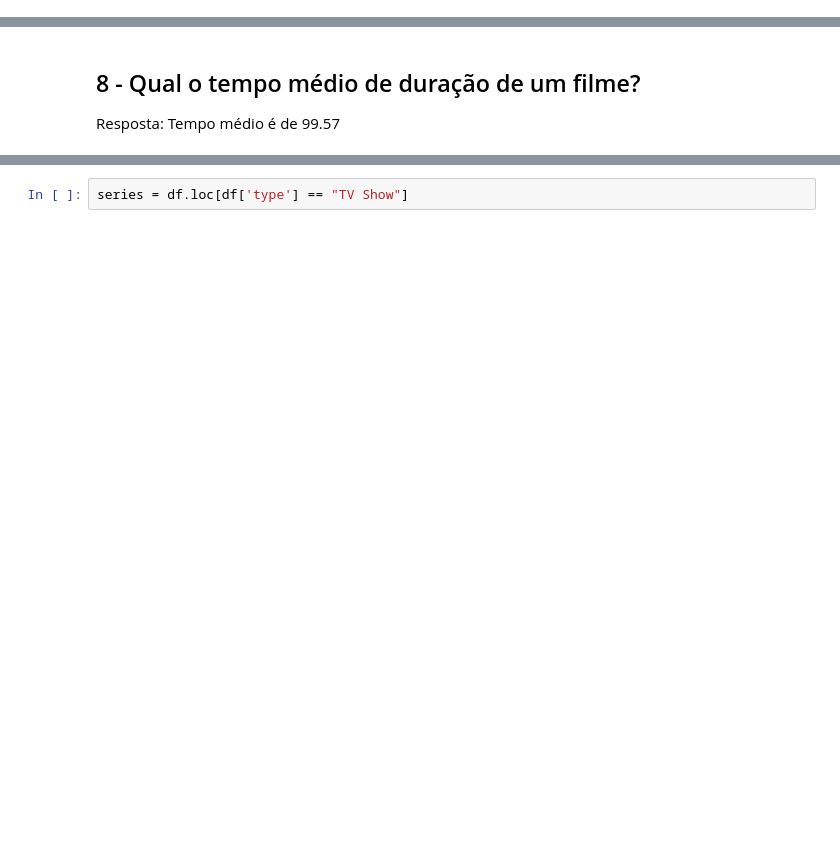
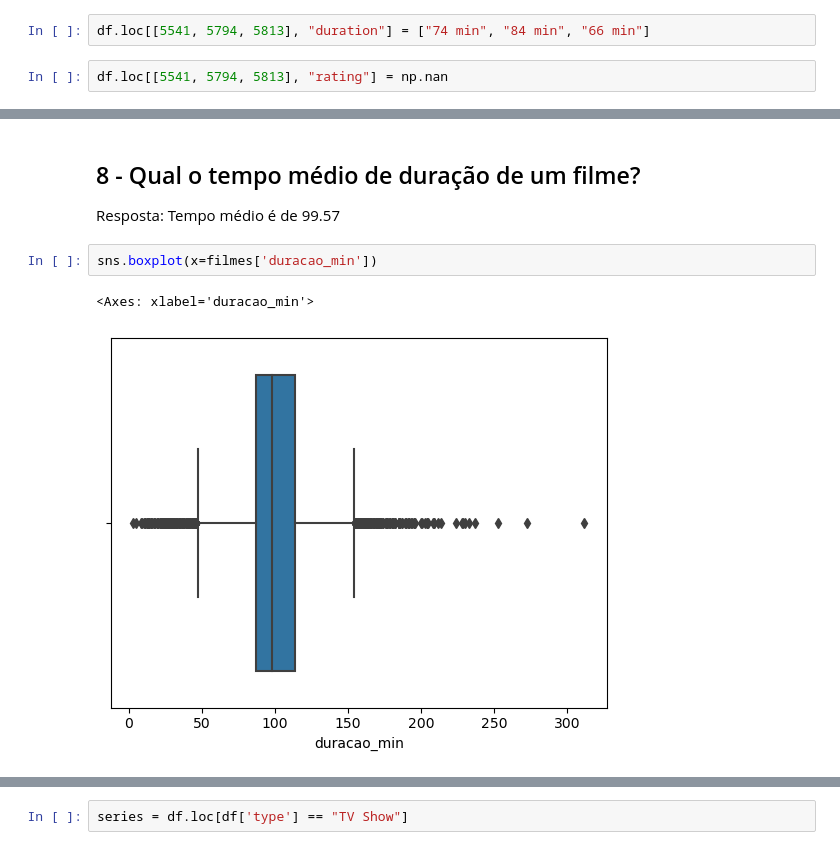
Before and after one commit to alissonschaves26/ProjetoNetflix, a Jupyter notebook: analise_netflix.ipynb, the cells around one changed output, grey strips where cells are left out. Cells and saved outputs as stored; diff of their text form; blank space fills up the shorter version.

```diff
--- a/analise_netflix.ipynb
+++ b/analise_netflix.ipynb
@@ -226,0 +234,4 @@ filmes.loc[[5541, 5794, 5813], "duration"] = ["74 min", "84 min", "66 min"]
+# %%
+df.loc[[5541, 5794, 5813], "duration"] = ["74 min", "84 min", "66 min"]
+# %%
+df.loc[[5541, 5794, 5813], "rating"] = np.nan
@@ -255,3 +299,8 @@ filmes_tratado.loc[filmes_tratado['duracao_convertida'] == 3]
 # %% [markdown]
 ## 8 - Qual o tempo médio de duração de um filme?
 Resposta: Tempo médio é de 99.57
+# %%
+sns.boxplot(x=filmes['duracao_min'])
+# %% [output]
+<Axes: xlabel='duracao_min'>
+[figure, added]
```
Also changed, not shown: parts of 46 cells of this notebook.
